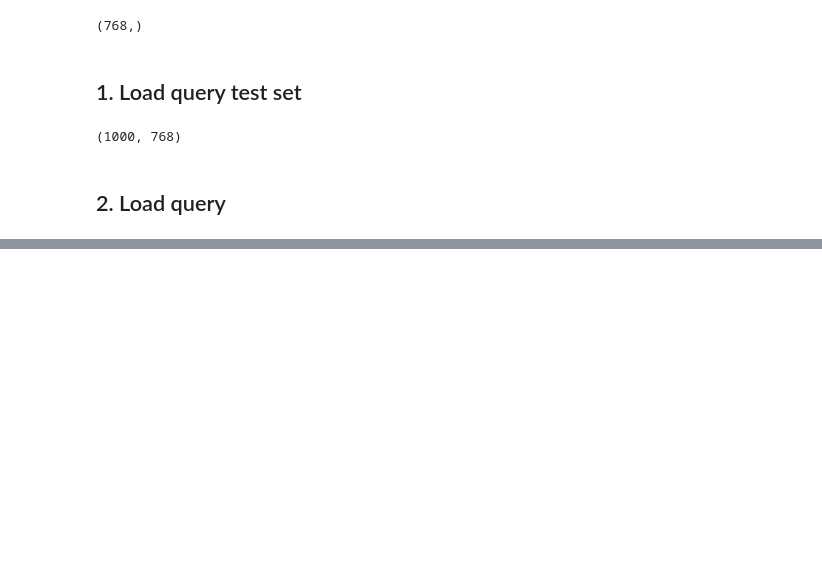
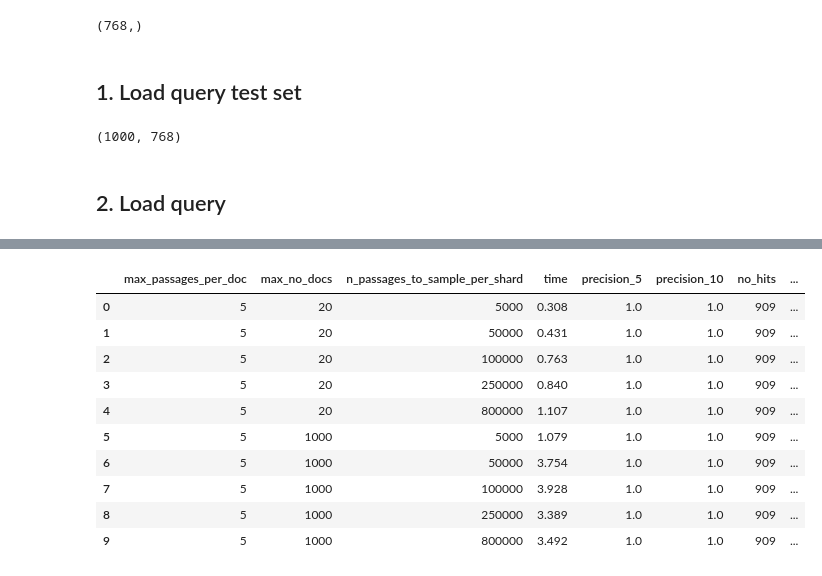
Before and after one commit to climatepolicyradar/navigator, a Jupyter notebook: search-index/notebooks/query-load-testing.ipynb, the cells around one changed output, grey strips where cells are left out. Drawn from its saved outputs; the diff is of its cells as text; code cells hidden in the pictures; blank space fills up the shorter version.

```diff
--- a/search-index/notebooks/query-load-testing.ipynb
+++ b/search-index/notebooks/query-load-testing.ipynb
@@ -334,14 +347,14 @@ run_query(
 # %%
 times = []
 _iterator = range(len(queries))
-# _iterator = random.sample(_iterator, len(_iterator)) # shuffle
+_iterator = random.sample(_iterator, len(_iterator)) # shuffle
 
 for idx in tqdm(_iterator[0:50]):
-    start = time.time()
-    _ = run_query(
+    res, _ = run_query(
         queries[idx],
         embs[idx,:],
-        max_passages_per_doc=10,
+        max_passages_per_doc=5,
+        max_no_docs=1000,
         # year_range=(2000, None),
         # keyword_filters={
         #     "action_country_code": ["CHE"]
@@ -349,9 +362,10 @@ for idx in tqdm(_iterator[0:50]):
         # sort_field = "action_name",
         # sort_order = "asc",
         innerproduct_threshold=70, # TODO: tune me
-        n_passages_to_sample_per_shard=2000,
+        n_passages_to_sample_per_shard=5000,
     )
-    end = time.time()
 
-    times.append(end-start)
+    # using 'took' from response because doesn't rely on network connection
+    time_taken = res['took'] / 1000
+    times.append(time_taken)
     # print(end-start)
@@ -371,0 +498,41 @@ dtype: float64
+# %%
+def precision(gt_list, pred_list):
+    """Unordered measure of precision."""
+
+    set_intersection = list(set(gt_list).intersection(set(pred_list)))
+
+    return len(set_intersection) / len(gt_list)
+
+results_formatted = []
+
+for _idx, params in enumerate(search_combinations):
+
+    results_formatted.append(
+        {
+            "max_passages_per_doc": params[0],
+            "max_no_docs": params[1],
+            "n_passages_to_sample_per_shard": params[2],
+            "time": search_times[_idx],
+            "precision_5": precision(gt_top_5, search_top_5[_idx]),
+            "precision_10": precision(gt_top_10, search_top_10[_idx]),
+            "precision_50": precision(gt_top_50, search_top_50[_idx]),
+            "precision_200": precision(gt_top_200, search_top_200[_idx]),
+            "no_hits": hits[_idx],
+            "actual_hits": gt_no_docs,
+        }
+    )
+
+res_df = pd.DataFrame(results_formatted)
+res_df.drop(columns=['precision_50', 'precision_200'])
+# %% [output]
+|  | max_passages_per_doc | max_no_docs | n_passages_to_sample_per_shard | time | precision_5 | precision_10 | no_hits | ... |
+| 0 | 5 | 20 | 5000 | 0.308 | 1.0 | 1.0 | 909 | ... |
+| 1 | 5 | 20 | 50000 | 0.431 | 1.0 | 1.0 | 909 | ... |
+| 2 | 5 | 20 | 100000 | 0.763 | 1.0 | 1.0 | 909 | ... |
+| 3 | 5 | 20 | 250000 | 0.840 | 1.0 | 1.0 | 909 | ... |
+| 4 | 5 | 20 | 800000 | 1.107 | 1.0 | 1.0 | 909 | ... |
+| 5 | 5 | 1000 | 5000 | 1.079 | 1.0 | 1.0 | 909 | ... |
+| 6 | 5 | 1000 | 50000 | 3.754 | 1.0 | 1.0 | 909 | ... |
+| 7 | 5 | 1000 | 100000 | 3.928 | 1.0 | 1.0 | 909 | ... |
+| 8 | 5 | 1000 | 250000 | 3.389 | 1.0 | 1.0 | 909 | ... |
+| 9 | 5 | 1000 | 800000 | 3.492 | 1.0 | 1.0 | 909 | ... |
```
Also changed, not shown: parts of 19 cells of this notebook.
